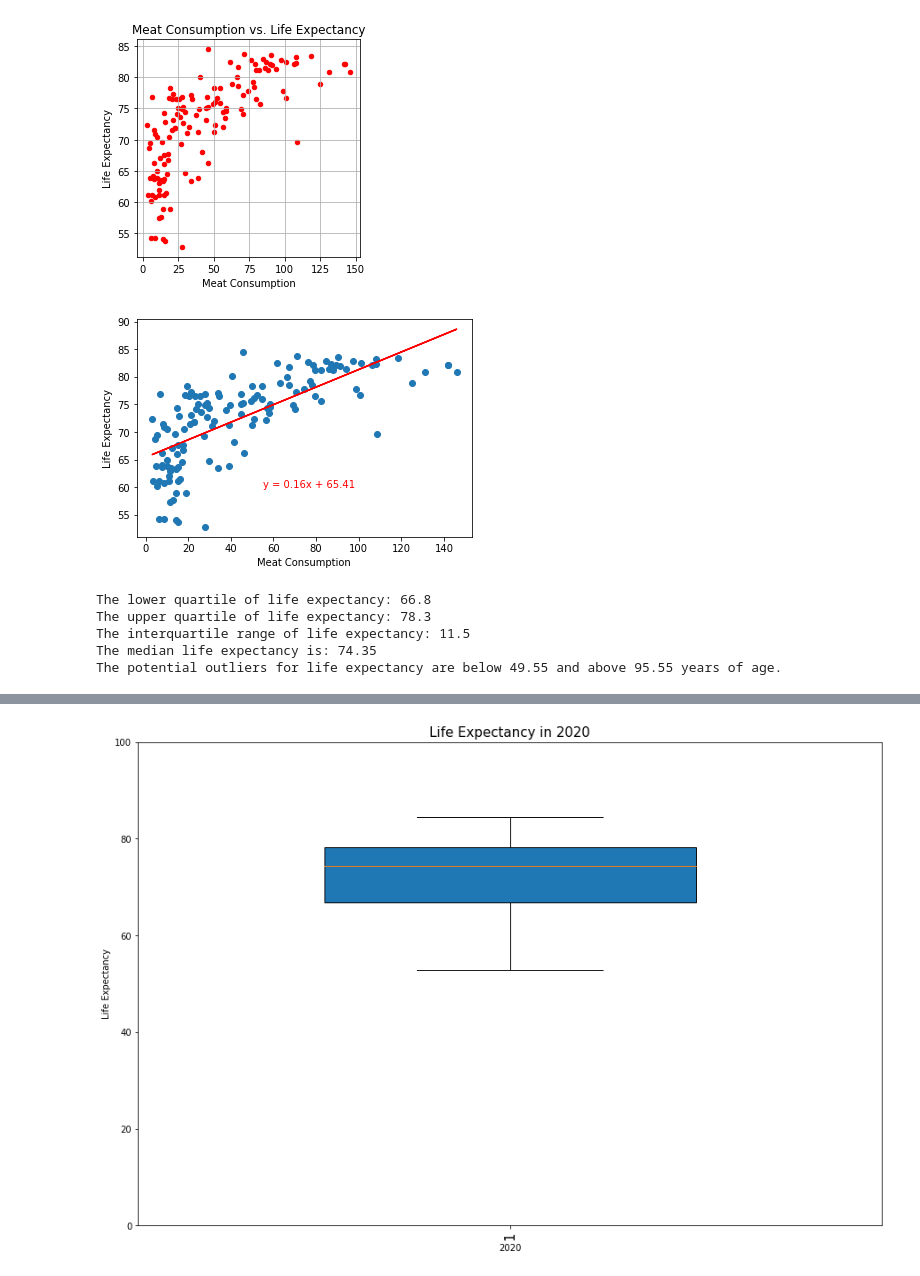
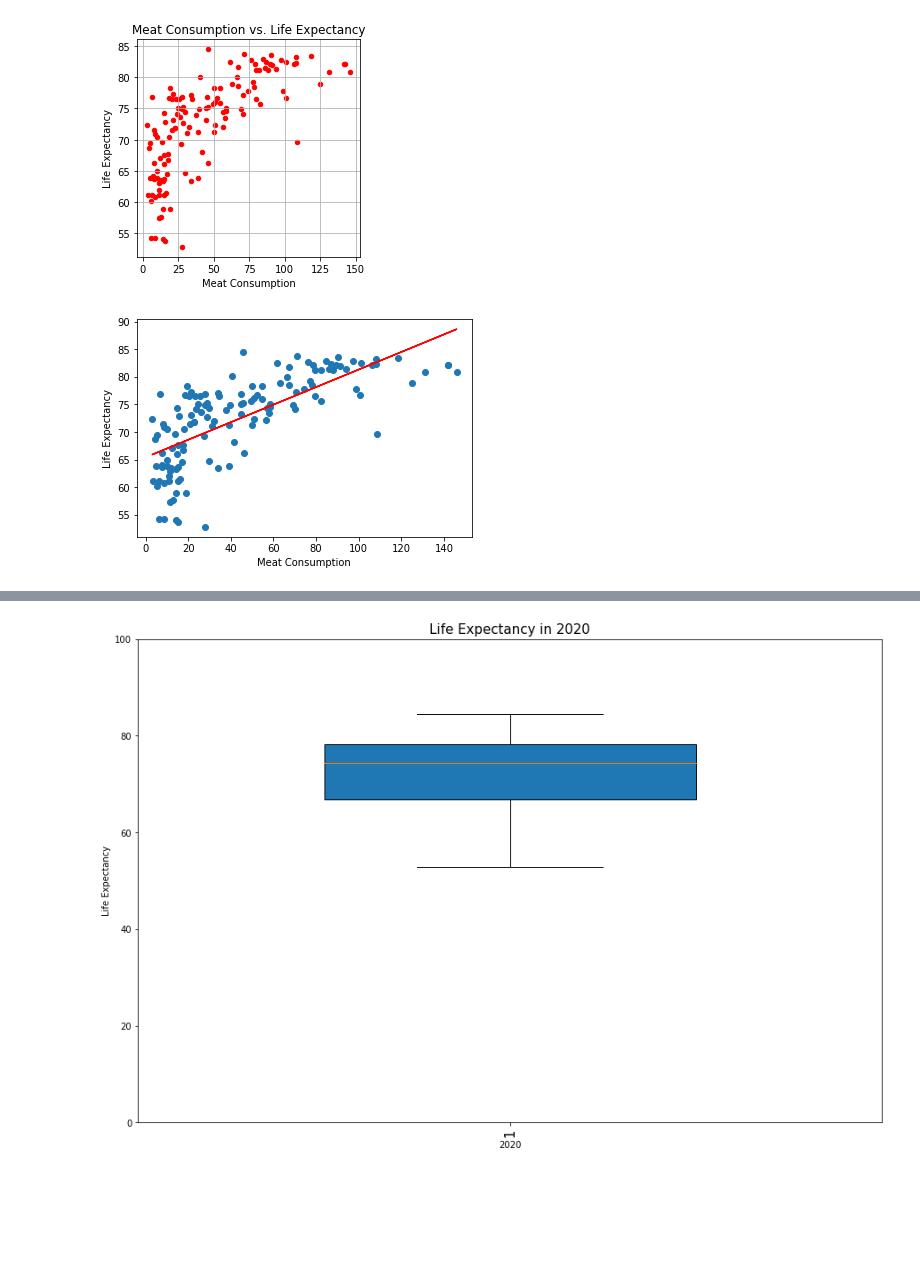
Before and after one commit to ermcgrew/bootcamp_project_one, a Jupyter notebook: data_analysis.ipynb, the cells around one changed output, grey strips where cells are left out. Drawn from its saved outputs; the diff is of its cells as text; code cells hidden in the pictures; blank space fills up the shorter version.

```diff
--- a/data_analysis.ipynb
+++ b/data_analysis.ipynb
@@ -0,0 +72,12 @@
+# %%
+#Only keep 1st duplicated record
+median_age_df.drop_duplicates(subset=["Country","ISO-code"], keep='first',inplace=True)
+gdp_df.drop_duplicates(subset=["Country","ISO-code"],        keep='first',inplace=True)
+life_expec_df.drop_duplicates(subset=["Country","ISO-code"], keep='first',inplace=True)
+meat_df.drop_duplicates(subset=["Country","ISO-code"],       keep='first',inplace=True)
+median_age_df.drop_duplicates(subset=["Country","ISO-code"], keep='first',inplace=True)
+pop_growth_df.drop_duplicates(subset=["Country","ISO-code"], keep='first',inplace=True)
+sex_df.drop_duplicates(subset=["Country","ISO-code"],        keep='first',inplace=True)
+suicide_df.drop_duplicates(subset=["Country","ISO-code"],    keep='first',inplace=True)
+urban_df.drop_duplicates(subset=["Country","ISO-code"],      keep='first',inplace=True)
+fertility_df.drop_duplicates(subset=["Country","ISO-code"],  keep='first',inplace=True)
@@ -0,0 +146,23 @@
+# %%
+merged_df.rename(columns={"Country_x":"Country"}, inplace=True)
+merged_df = pd.merge(merged_df,happiness_df,  how="left", on=["Country"])
+merged_df.drop(columns=["Standard error of ladder score",
+                         "upperwhisker",
+                         "lowerwhisker",
+                         "Logged GDP per capita",
+                         "Social support",
+                         "Healthy life expectancy",
+                         "Freedom to make life choices",
+                         "Generosity",
+                         "Perceptions of corruption",
+                         "Ladder score in Dystopia",
+                         "Explained by: Log GDP per capita",
+                         "Explained by: Social support",
+                         "Explained by: Healthy life expectancy",
+                         "Explained by: Freedom to make life choices",
+                         "Explained by: Generosity",
+                         "Explained by: Perceptions of corruption",
+                         "Dystopia + residual"],axis=1,inplace=True)
+# %%
+merged_df.set_index("Country")
+merged_df.head()
@@ -0,0 +199,2 @@
+# %%
+merged_df.dropna(axis=0, how='any', inplace=True)
@@ -15,38 +281,14 @@ plt.show()
 # %%
 x_values = avg_lifex['Meat Consumption']
 y_values = avg_lifex['Life Expectancy']
 (slope, intercept, rvalue, pvalue, stderr) = linregress(x_values, y_values)
 regress_values = x_values * slope + intercept
 line_eq = "y = " + str(round(slope,2)) + "x + " + str(round(intercept,2))
 plt.scatter(x_values,y_values)
 plt.plot(x_values,regress_values,"r-")
-plt.annotate(line_eq,(55,60),color="red")
+plt.annotate(line_eq,(6,10),color="red")
 plt.xlabel('Meat Consumption')
 plt.ylabel('Life Expectancy')
 plt.show()
 # %% [output]
-[figure, old version]
+[figure, new version]
-# %%
-# Calculate the IQR and quantitatively determine if there are any potential outliers.
-lifex_data = merged_df["Life Expectancy"]
-quartiles = lifex_data.quantile([.25,.5,.75])
-lower_quartile = quartiles[0.25]
-upper_quartile = quartiles[0.75]
-iqr = upper_quartile-lower_quartile
-print(f"The lower quartile of life expectancy: {lower_quartile}")
-print(f"The upper quartile of life expectancy: {upper_quartile}")
-print(f"The interquartile range of life expectancy: {iqr}")
-print(f"The median life expectancy is: {quartiles[0.5]}")
-
-# Determine outliers using upper and lower bounds
-lower_bound = lower_quartile - (1.5*iqr)
-upper_bound = upper_quartile + (1.5*iqr)
-outliers = lifex_data.loc[(lifex_data < lower_bound) | (lifex_data > upper_bound)]
-
-print(f"The potential outliers for life expectancy are below {lower_bound} and above {upper_bound} years of age.")
-# %% [output]
-The lower quartile of life expectancy: 66.8
-The upper quartile of life expectancy: 78.3
-The interquartile range of life expectancy: 11.5
-The median life expectancy is: 74.35
-The potential outliers for life expectancy are below 49.55 and above 95.55 years of age.
```
Also changed, not shown: parts of 17 cells of this notebook.
